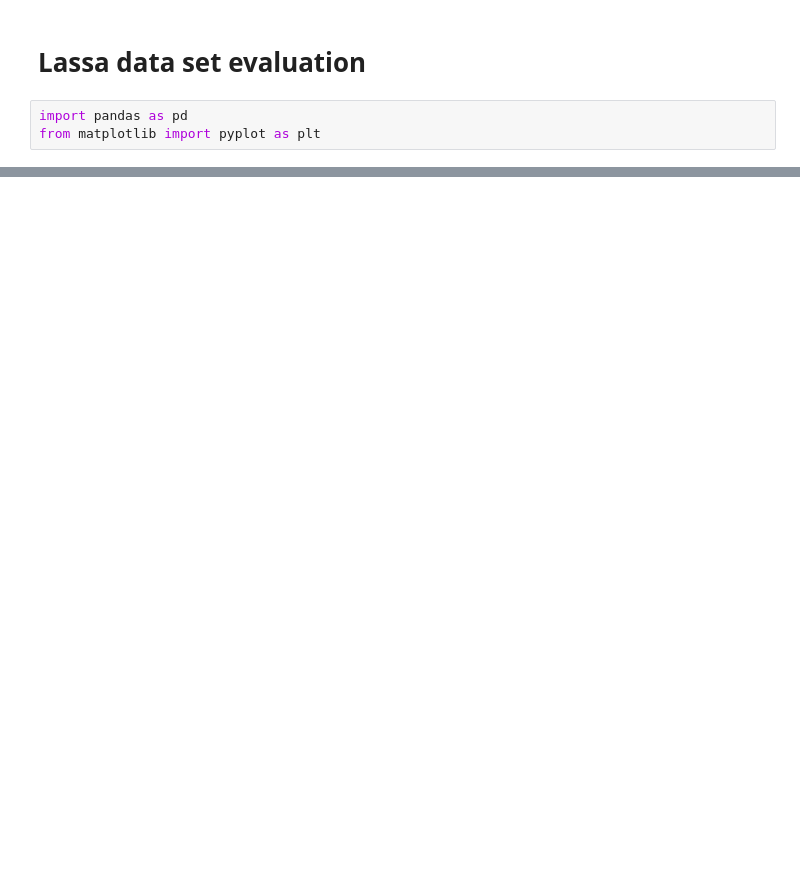
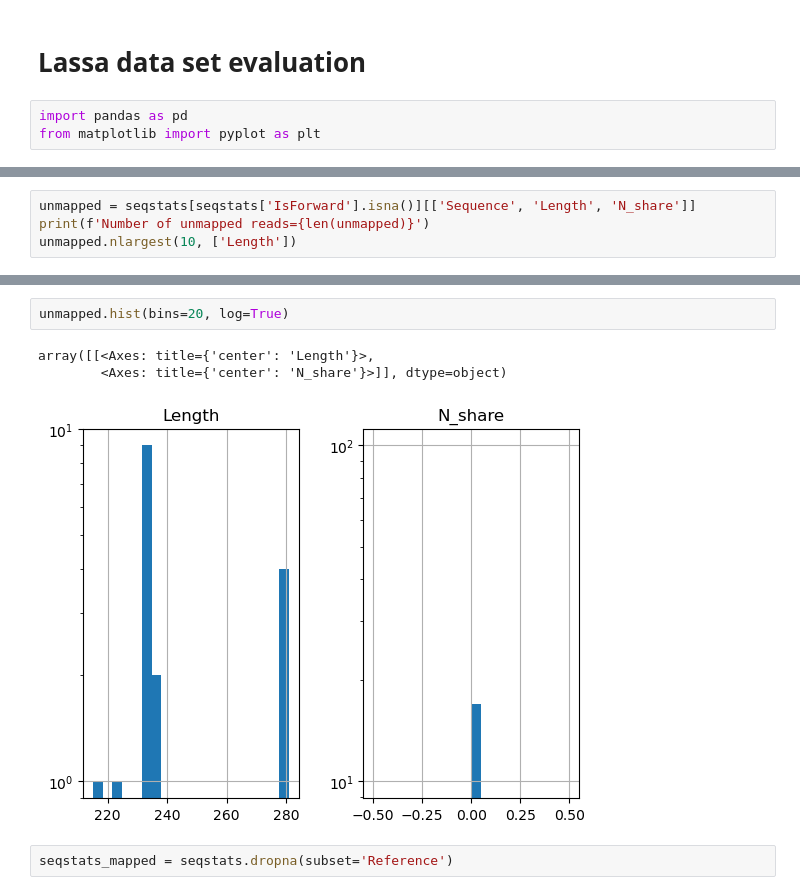
Before and after one commit to OPR-group-BNITM/vimop_database_update, a Jupyter notebook: mammarenavirus_lassaense/notebook/lassa.ipynb, the cells around one changed output, grey strips where cells are left out. Cells and saved outputs as stored; diff of their text form; blank space fills up the shorter version.

```diff
--- a/mammarenavirus_lassaense/notebook/lassa.ipynb
+++ b/mammarenavirus_lassaense/notebook/lassa.ipynb
@@ -222,0 +74,4 @@ for outfile in outfiles.values():
+# %%
+unmapped = seqstats[seqstats['IsForward'].isna()][['Sequence', 'Length', 'N_share']]
+print(f'Number of unmapped reads={len(unmapped)}')
+unmapped.nlargest(10, ['Length'])
@@ -222,0 +91,8 @@ for outfile in outfiles.values():
+# %%
+unmapped.hist(bins=20, log=True)
+# %% [output]
+array([[<Axes: title={'center': 'Length'}>,
+        <Axes: title={'center': 'N_share'}>]], dtype=object)
+[figure, added]
+# %%
+seqstats_mapped = seqstats.dropna(subset='Reference')
```
Also changed, not shown: parts of 47 cells of this notebook, 5 other files.
